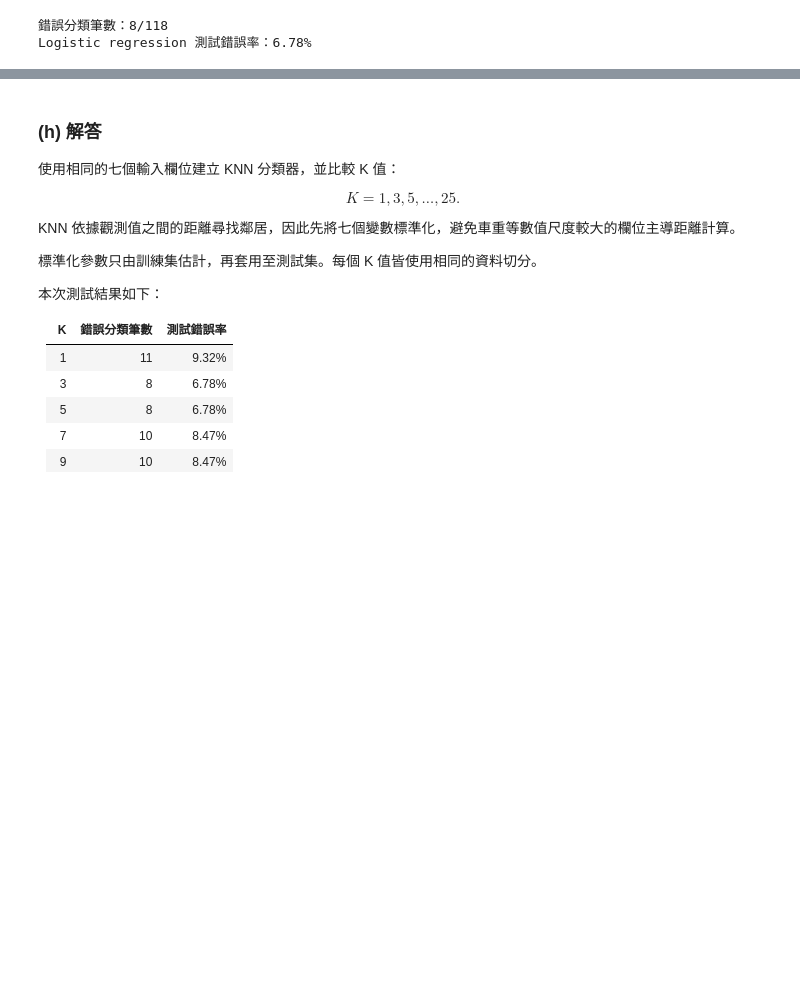
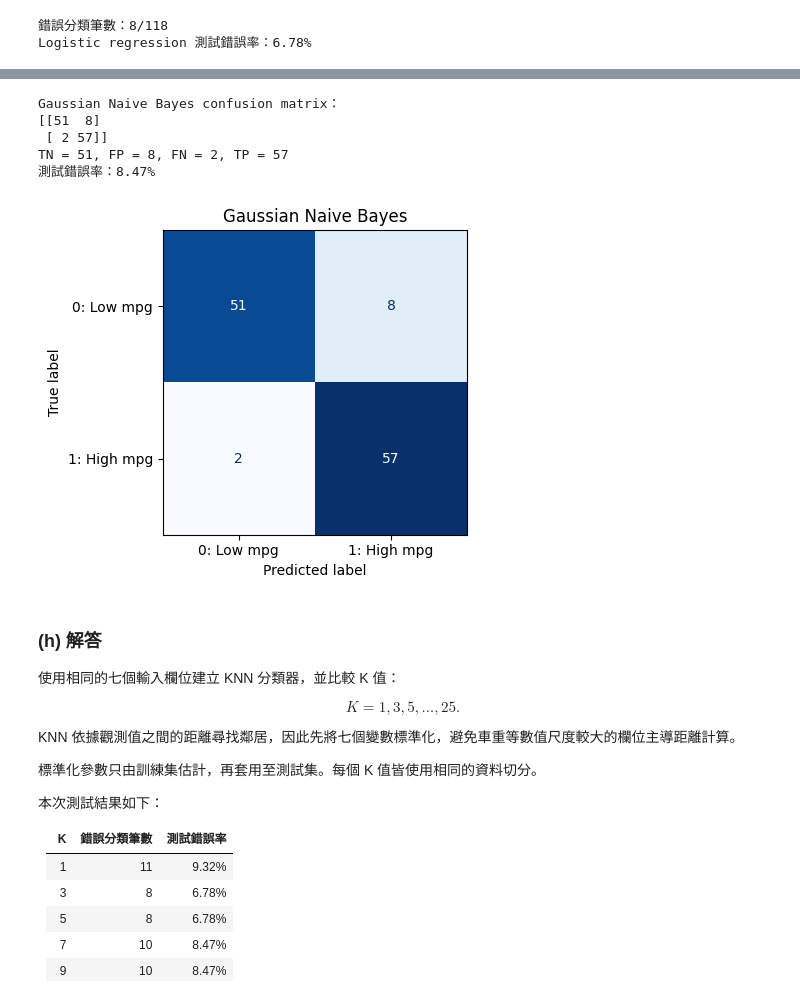
Before and after one commit to shu-ming0808/statistic_learning_hw, a Jupyter notebook: 3.ipynb, the cells around one changed output, grey strips where cells are left out. Drawn from its saved outputs; the diff is of its cells as text; code cells hidden in the pictures; blank space fills up the shorter version.

```diff
--- a/3.ipynb
+++ b/3.ipynb
@@ -1021,0 +1175,15 @@ Logistic regression 測試錯誤率：6.78%
+# %%
+from sklearn.naive_bayes import GaussianNB
+
+naive_bayes = GaussianNB()
+naive_bayes.fit(X_train, y_train)
+
+nb_pred = naive_bayes.predict(X_test)
+
+nb_wrong = int(np.sum(nb_pred != y_test.to_numpy()))
+nb_error = nb_wrong / len(y_test)
+
+model_errors["Gaussian naive Bayes"] = nb_error
+
+print(f"錯誤分類筆數：{nb_wrong}/{len(y_test)}")
+print(f"Naive Bayes 測試錯誤率：{nb_error:.2%}")
@@ -1022,3 +1211,16 @@ Logistic regression 測試錯誤率：6.78%
+# %%
+nb_cm = show_confusion_matrix(
+    y_test,
+    nb_pred,
+    "Gaussian Naive Bayes",
+)
+# %% [output]
+Gaussian Naive Bayes confusion matrix：
+[[51  8]
+ [ 2 57]]
+TN = 51, FP = 8, FN = 2, TP = 57
+測試錯誤率：8.47%
+[figure, added]
 # %% [markdown]
 ### (h) 解答
 
```
Also changed, not shown: parts of 12 cells of this notebook.
